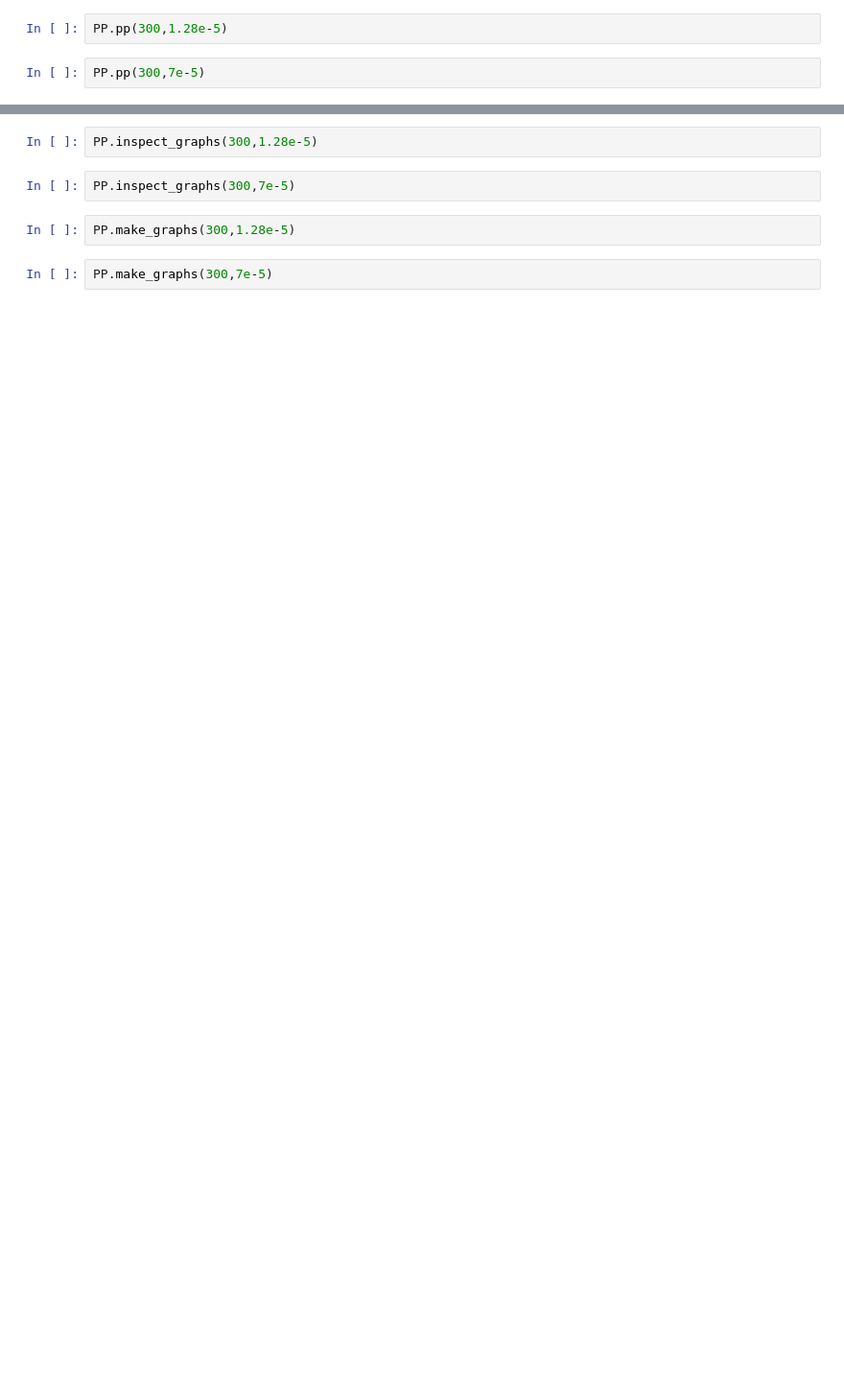
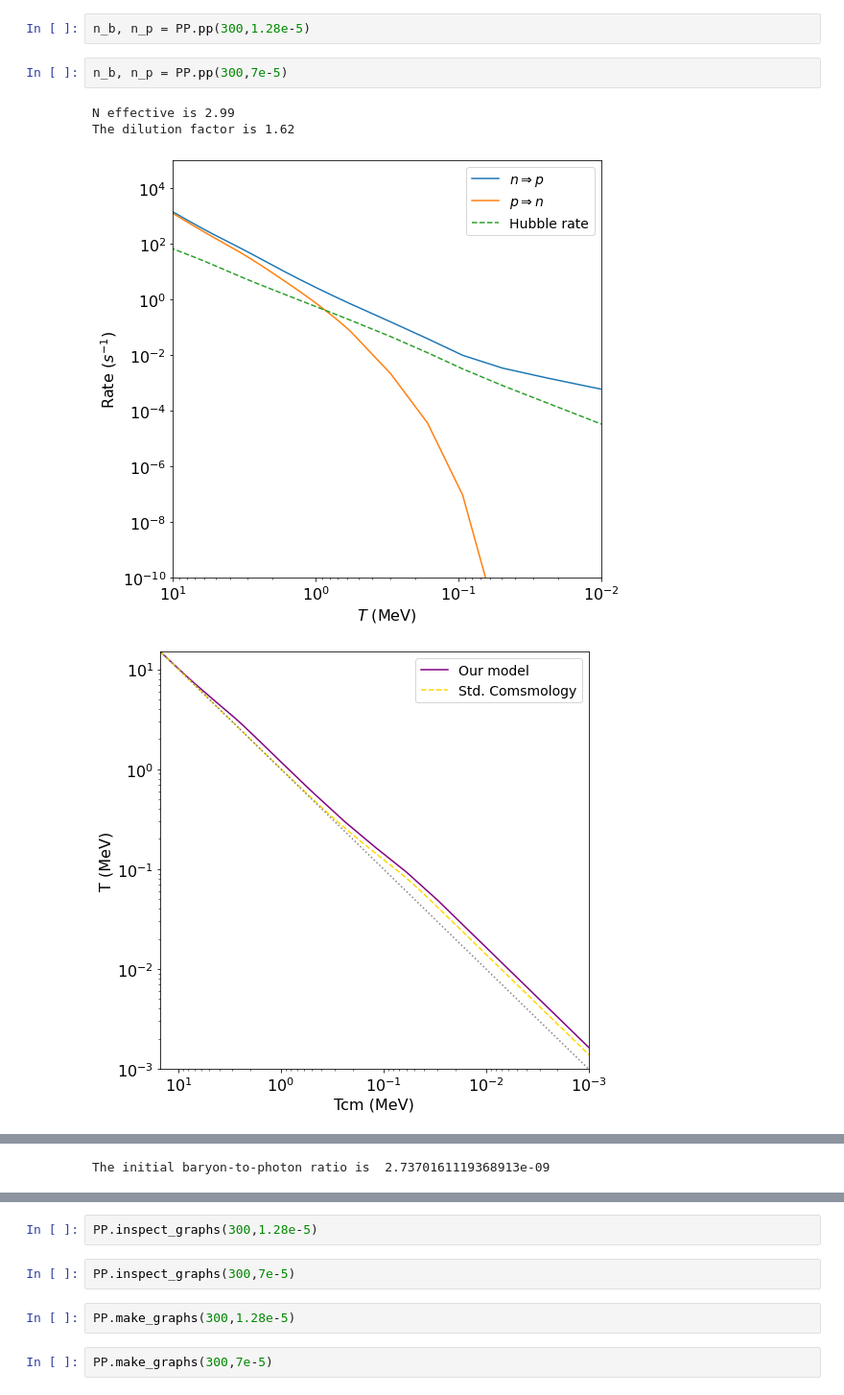
Before and after one commit to hannahrasmussen/PostProcessing, a Jupyter notebook: RunPostProcessing.ipynb, the cells around one changed output, grey strips where cells are left out. Shown at 96% size. Cells and saved outputs as stored; diff of their text form; blank space fills up the shorter version.

```diff
--- a/RunPostProcessing.ipynb
+++ b/RunPostProcessing.ipynb
@@ -13,4 +14,9 @@ mix = 7e-05
 # %%
-PP.pp(300,1.28e-5)
+n_b, n_p = PP.pp(300,1.28e-5)
 # %%
-PP.pp(300,7e-5)
+n_b, n_p = PP.pp(300,7e-5)
+# %% [output]
+N effective is 2.99
+The dilution factor is 1.62
+[figure, added]
+[figure, added]
@@ -16,0 +25 @@ PP.pp(300,7e-5)
+The initial baryon-to-photon ratio is  2.7370161119368913e-09
```
Also changed, not shown: parts of 17 cells of this notebook, 1 other file.
